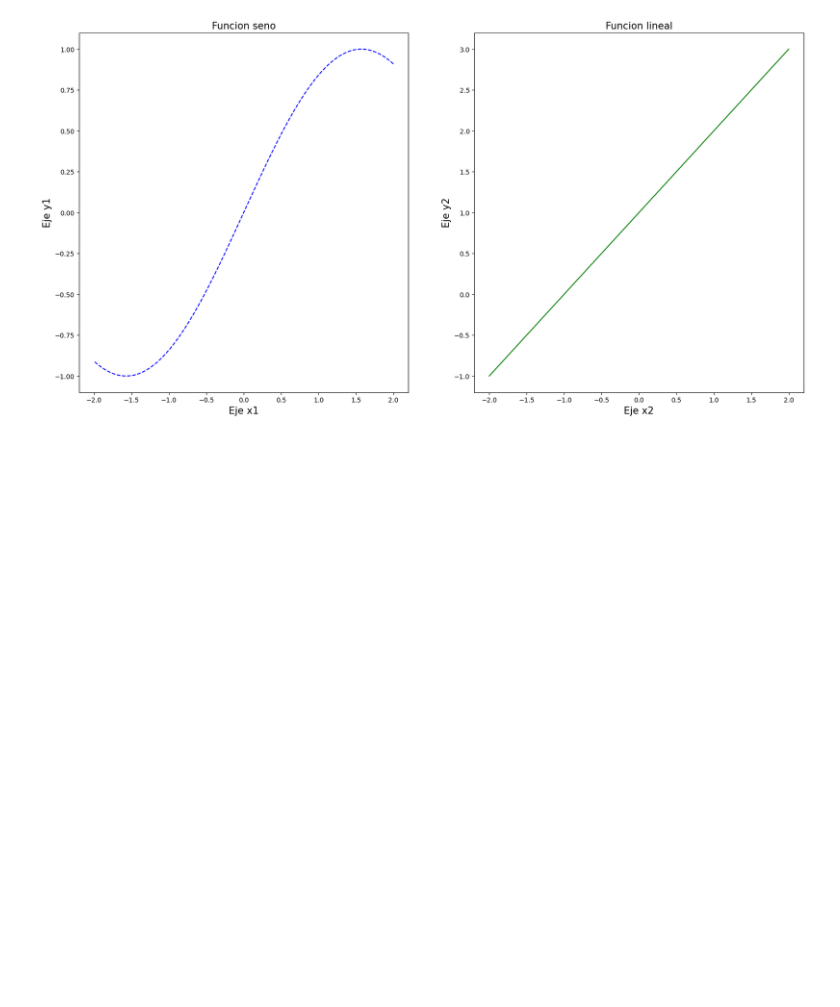
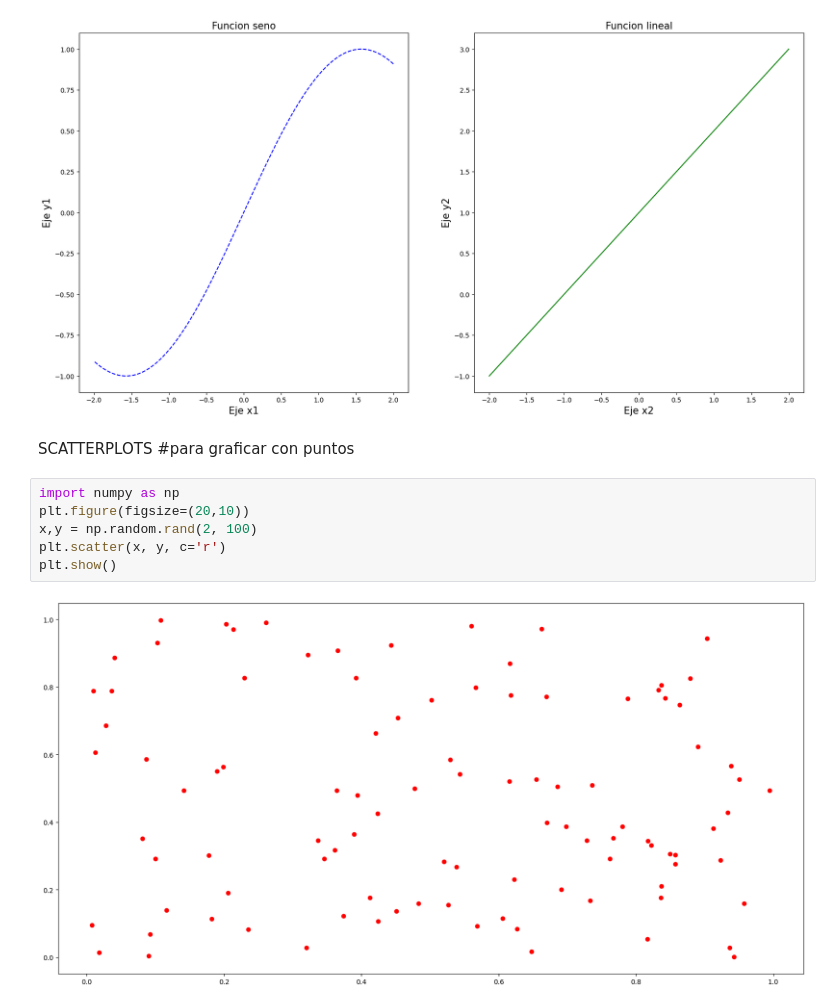
Before and after one commit to elmoconh/DataScience-practice, a Jupyter notebook: 01-LibreriasBasicas/03-matplotlib.ipynb, the cells around one changed output. Cells and saved outputs as stored; diff of their text form; blank space fills up the shorter version.

```diff
--- a/01-LibreriasBasicas/03-matplotlib.ipynb
+++ b/01-LibreriasBasicas/03-matplotlib.ipynb
@@ -132,3 +132,14 @@ plt.title("Funcion lineal", fontsize=15)
 plt.show()
 # %% [output]
 [figure]
+# %% [markdown]
+SCATTERPLOTS
+#para graficar con puntos
+# %%
+import numpy as np
+plt.figure(figsize=(20,10))
+x,y = np.random.rand(2, 100)
+plt.scatter(x, y, c='r')
+plt.show()
+# %% [output]
+[figure, added]
```
Also changed, not shown: parts of 3 cells of this notebook.
